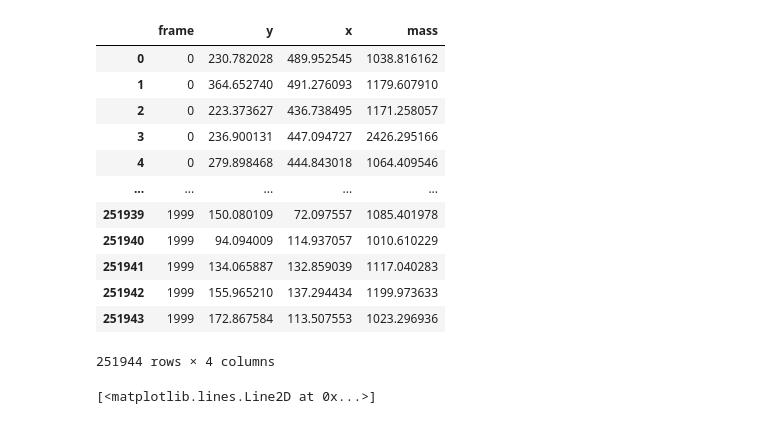
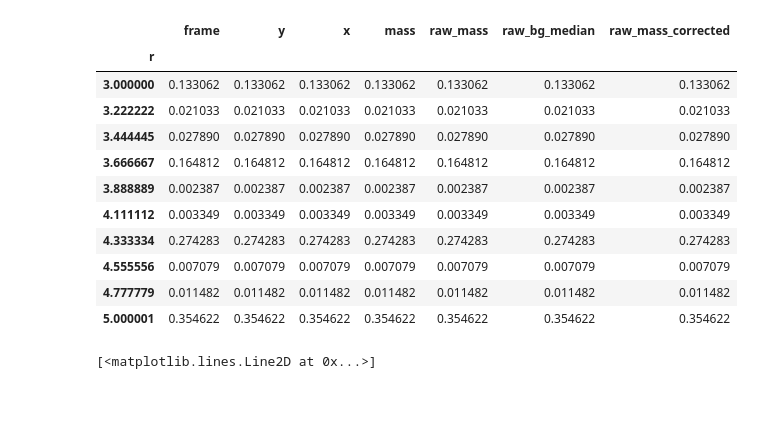
Before and after one commit to amfaber/tracking_optimizations, a Jupyter notebook: gpu-tracking/testing/explore.ipynb, the cells around one changed output. Saved outputs shown, nothing was run; the diff lists cells and outputs as text; code cells hidden in the pictures.

```diff
--- a/gpu-tracking/testing/explore.ipynb
+++ b/gpu-tracking/testing/explore.ipynb
@@ -50,23 +104,22 @@ gpu_tracking.batch(arr, 9, points_to_characterize = np.array([[0, 200, 200], [19
+# %%
+idk.groupby("r").count() / len(idk)
+# %% [output]
+|  | frame | y | x | mass | raw_mass | raw_bg_median | raw_mass_corrected |
+| r |  |  |  |  |  |  |  |
+| 3.000000 | 0.133062 | 0.133062 | 0.133062 | 0.133062 | 0.133062 | 0.133062 | 0.133062 |
+| 3.222222 | 0.021033 | 0.021033 | 0.021033 | 0.021033 | 0.021033 | 0.021033 | 0.021033 |
+| 3.444445 | 0.027890 | 0.027890 | 0.027890 | 0.027890 | 0.027890 | 0.027890 | 0.027890 |
+| 3.666667 | 0.164812 | 0.164812 | 0.164812 | 0.164812 | 0.164812 | 0.164812 | 0.164812 |
+| 3.888889 | 0.002387 | 0.002387 | 0.002387 | 0.002387 | 0.002387 | 0.002387 | 0.002387 |
+| 4.111112 | 0.003349 | 0.003349 | 0.003349 | 0.003349 | 0.003349 | 0.003349 | 0.003349 |
+| 4.333334 | 0.274283 | 0.274283 | 0.274283 | 0.274283 | 0.274283 | 0.274283 | 0.274283 |
+| 4.555556 | 0.007079 | 0.007079 | 0.007079 | 0.007079 | 0.007079 | 0.007079 | 0.007079 |
+| 4.777779 | 0.011482 | 0.011482 | 0.011482 | 0.011482 | 0.011482 | 0.011482 | 0.011482 |
+| 5.000001 | 0.354622 | 0.354622 | 0.354622 | 0.354622 | 0.354622 | 0.354622 | 0.354622 |
 # %%
 res = gpu_tracking.batch(arr, 9, minmass = 1000)
 # %%
 res = gpu_tracking.batch_file(path, 9, minmass = 1000)#, sig_radius = 4, bg_radius = 6, gap_radius = 0)
-# %%
-res
-# %% [output]
-|  | frame | y | x | mass |
-| 0 | 0 | 230.782028 | 489.952545 | 1038.816162 |
-| 1 | 0 | 364.652740 | 491.276093 | 1179.607910 |
-| 2 | 0 | 223.373627 | 436.738495 | 1171.258057 |
-| 3 | 0 | 236.900131 | 447.094727 | 2426.295166 |
-| 4 | 0 | 279.898468 | 444.843018 | 1064.409546 |
-| ... | ... | ... | ... | ... |
-| 251939 | 1999 | 150.080109 | 72.097557 | 1085.401978 |
-| 251940 | 1999 | 94.094009 | 114.937057 | 1010.610229 |
-| 251941 | 1999 | 134.065887 | 132.859039 | 1117.040283 |
-| 251942 | 1999 | 155.965210 | 137.294434 | 1199.973633 |
-| 251943 | 1999 | 172.867584 | 113.507553 | 1023.296936 |
-251944 rows × 4 columns
 # %%
 plt.plot(res.mass, res.raw_mass_corrected, ".")
 # %% [output]
```
Also changed, not shown: parts of 22 cells of this notebook, 12 other files.
